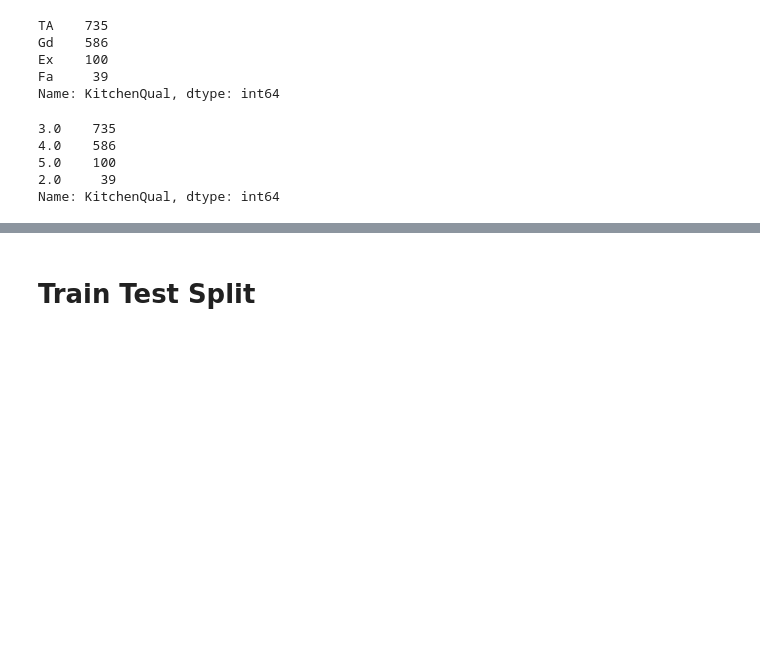
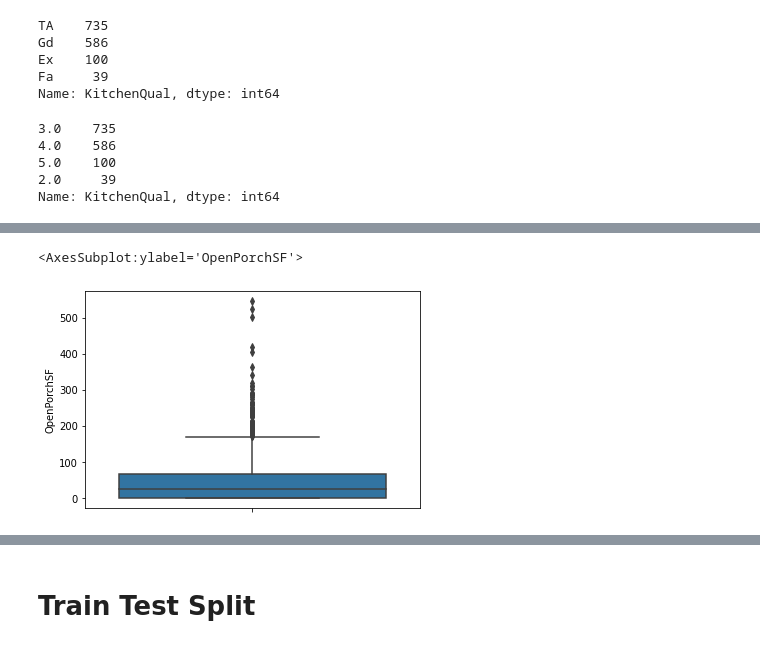
Before and after one commit to TheHamhams/Housing-Kaggle, a Jupyter notebook: Housing Notebook.ipynb, the cells around one changed output, grey strips where cells are left out. Drawn from its saved outputs; the diff is of its cells as text; code cells hidden in the pictures; blank space fills up the shorter version.

```diff
--- a/Housing Notebook.ipynb
+++ b/Housing Notebook.ipynb
@@ -769,0 +915,5 @@ Name: KitchenQual, dtype: int64
+# %%
+sns.boxplot(y=training.OpenPorchSF)
+# %% [output]
+<AxesSubplot:ylabel='OpenPorchSF'>
+[figure, added]
```
Also changed, not shown: parts of 19 cells of this notebook, 1 other file.
